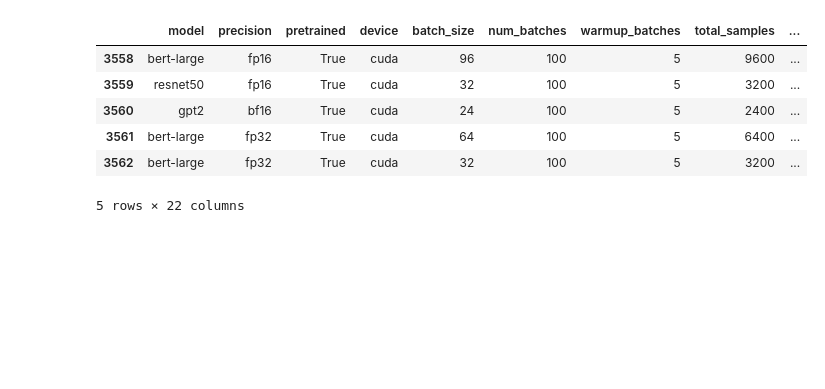
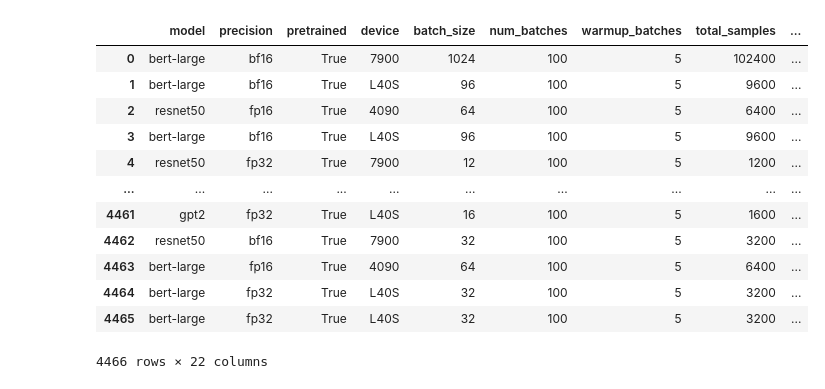
Before and after one commit to henriqueutzig/tcc_mixed_precision, a Jupyter notebook: infer_metrics/inference_analysis.ipynb, the cells around one changed output. Cells and saved outputs as stored; diff of their text form; code cells hidden in the pictures; blank space fills up the shorter version.

```diff
--- a/infer_metrics/inference_analysis.ipynb
+++ b/infer_metrics/inference_analysis.ipynb
@@ -74,16 +74,21 @@ else:
 
 [5 rows x 22 columns]
 # %%
-df.head()
-df.tail()
+df
 # %% [output]
 |  | model | precision | pretrained | device | batch_size | num_batches | warmup_batches | total_samples | ... |
-| 3558 | bert-large | fp16 | True | cuda | 96 | 100 | 5 | 9600 | ... |
-| 3559 | resnet50 | fp16 | True | cuda | 32 | 100 | 5 | 3200 | ... |
-| 3560 | gpt2 | bf16 | True | cuda | 24 | 100 | 5 | 2400 | ... |
-| 3561 | bert-large | fp32 | True | cuda | 64 | 100 | 5 | 6400 | ... |
-| 3562 | bert-large | fp32 | True | cuda | 32 | 100 | 5 | 3200 | ... |
+| 0 | bert-large | bf16 | True | 7900 | 1024 | 100 | 5 | 102400 | ... |
+| 1 | bert-large | bf16 | True | L40S | 96 | 100 | 5 | 9600 | ... |
+| 2 | resnet50 | fp16 | True | 4090 | 64 | 100 | 5 | 6400 | ... |
+| 3 | bert-large | bf16 | True | L40S | 96 | 100 | 5 | 9600 | ... |
+| 4 | resnet50 | fp32 | True | 7900 | 12 | 100 | 5 | 1200 | ... |
+| ... | ... | ... | ... | ... | ... | ... | ... | ... | ... |
+| 4461 | gpt2 | fp32 | True | L40S | 16 | 100 | 5 | 1600 | ... |
+| 4462 | resnet50 | bf16 | True | 7900 | 32 | 100 | 5 | 3200 | ... |
+| 4463 | bert-large | fp16 | True | 4090 | 64 | 100 | 5 | 6400 | ... |
+| 4464 | bert-large | fp32 | True | L40S | 32 | 100 | 5 | 3200 | ... |
+| 4465 | bert-large | fp32 | True | L40S | 32 | 100 | 5 | 3200 | ... |
-5 rows × 22 columns
+4466 rows × 22 columns
 # %%
 import seaborn as sns
 
```
Also changed, not shown: parts of 2 cells of this notebook, 29 other files.
